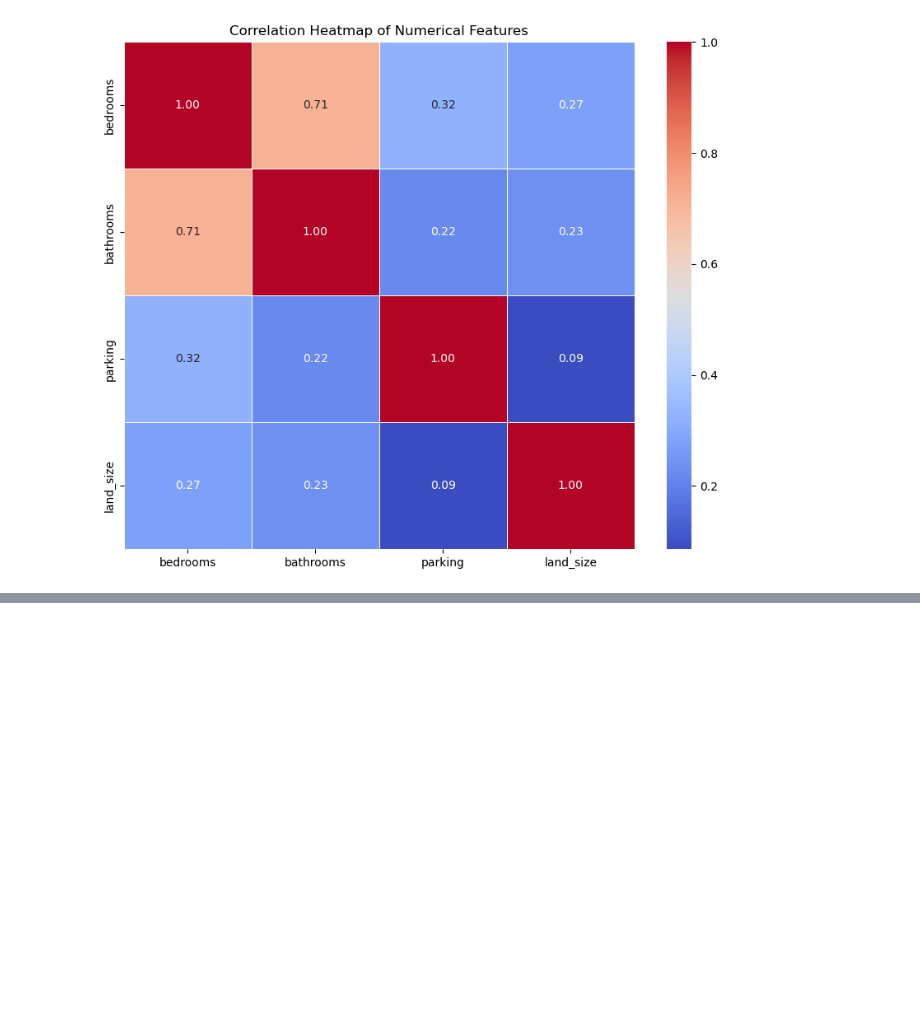
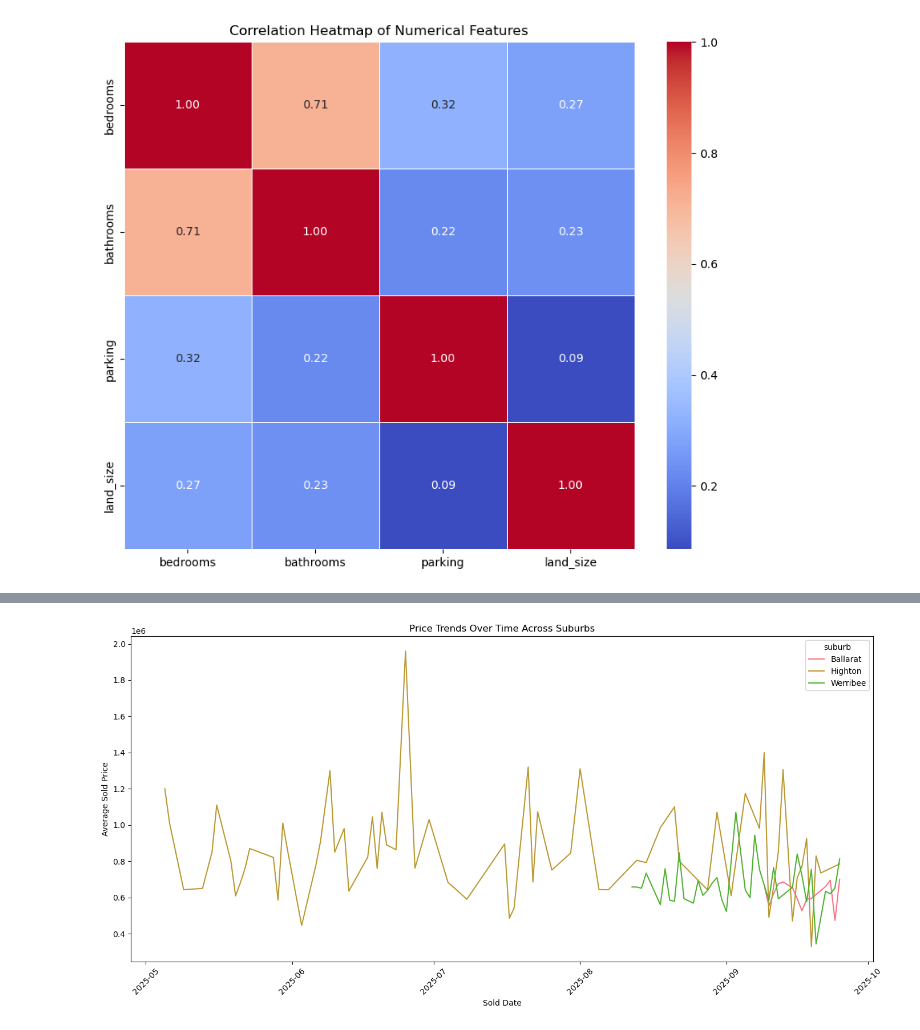
Before and after one commit to hashem59/ML-8.2, a Jupyter notebook: task.ipynb, the cells around one changed output, grey strips where cells are left out. Drawn from its saved outputs; the diff is of its cells as text; code cells hidden in the pictures; blank space fills up the shorter version.

```diff
--- a/task.ipynb
+++ b/task.ipynb
@@ -116,0 +126,16 @@ Target (y): (300,)
+# %%
+# Analyze price trends over time across suburbs
+# Group by suburb and sold_date, then calculate the mean sold price
+price_trends = df.groupby(['suburb', 'sold_date'])['sold_price'].mean().reset_index()
+
+# Plot the price trends for each suburb
+plt.figure(figsize=(14, 7))
+sns.lineplot(data=price_trends, x='sold_date', y='sold_price', hue='suburb')
+plt.title('Price Trends Over Time Across Suburbs')
+plt.xlabel('Sold Date')
+plt.ylabel('Average Sold Price')
+plt.xticks(rotation=45)
+plt.tight_layout()
+plt.show()
+# %% [output]
+[figure, added]
```
Also changed, not shown: parts of 1 cell of this notebook, 2 other files.
